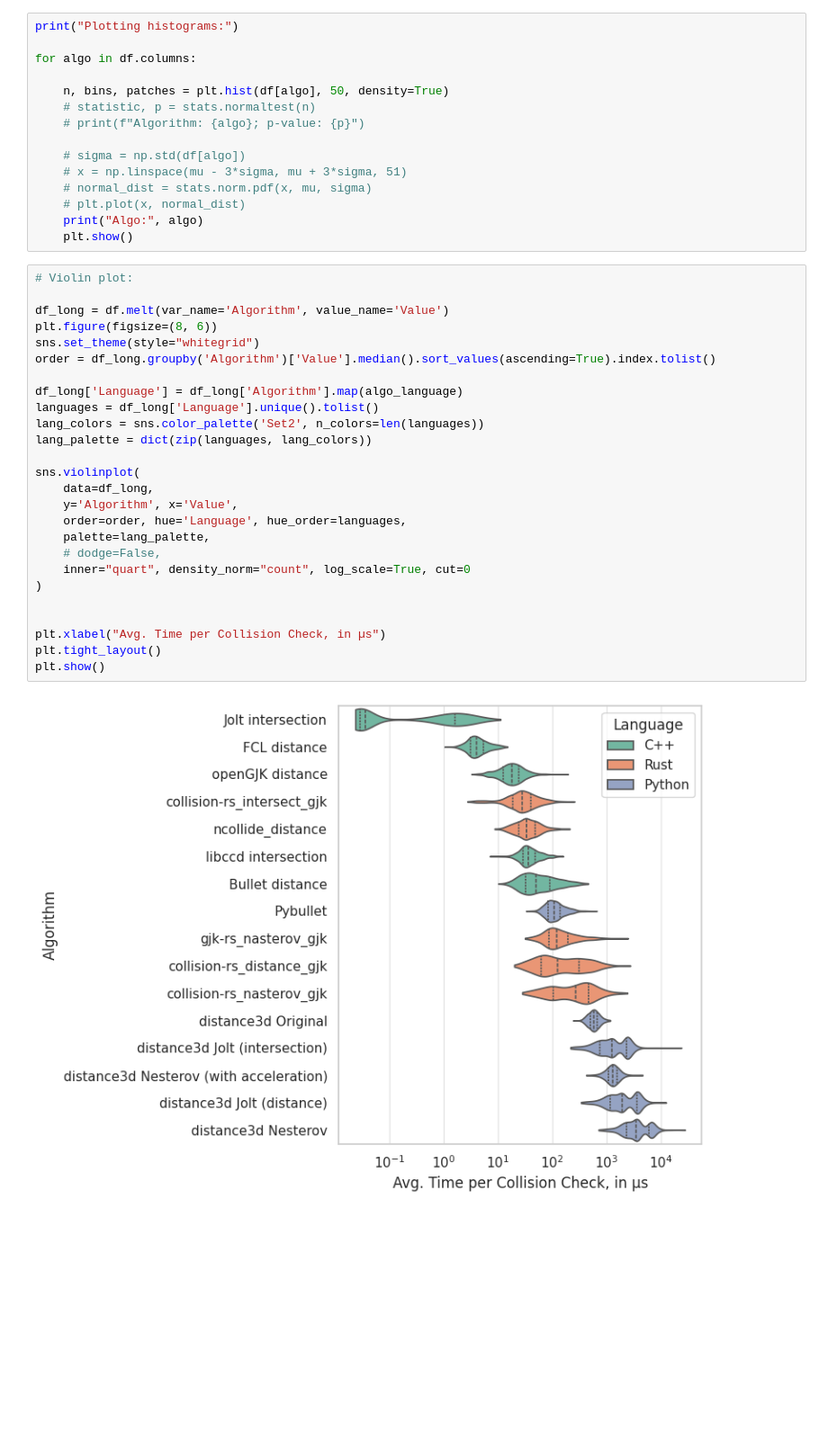
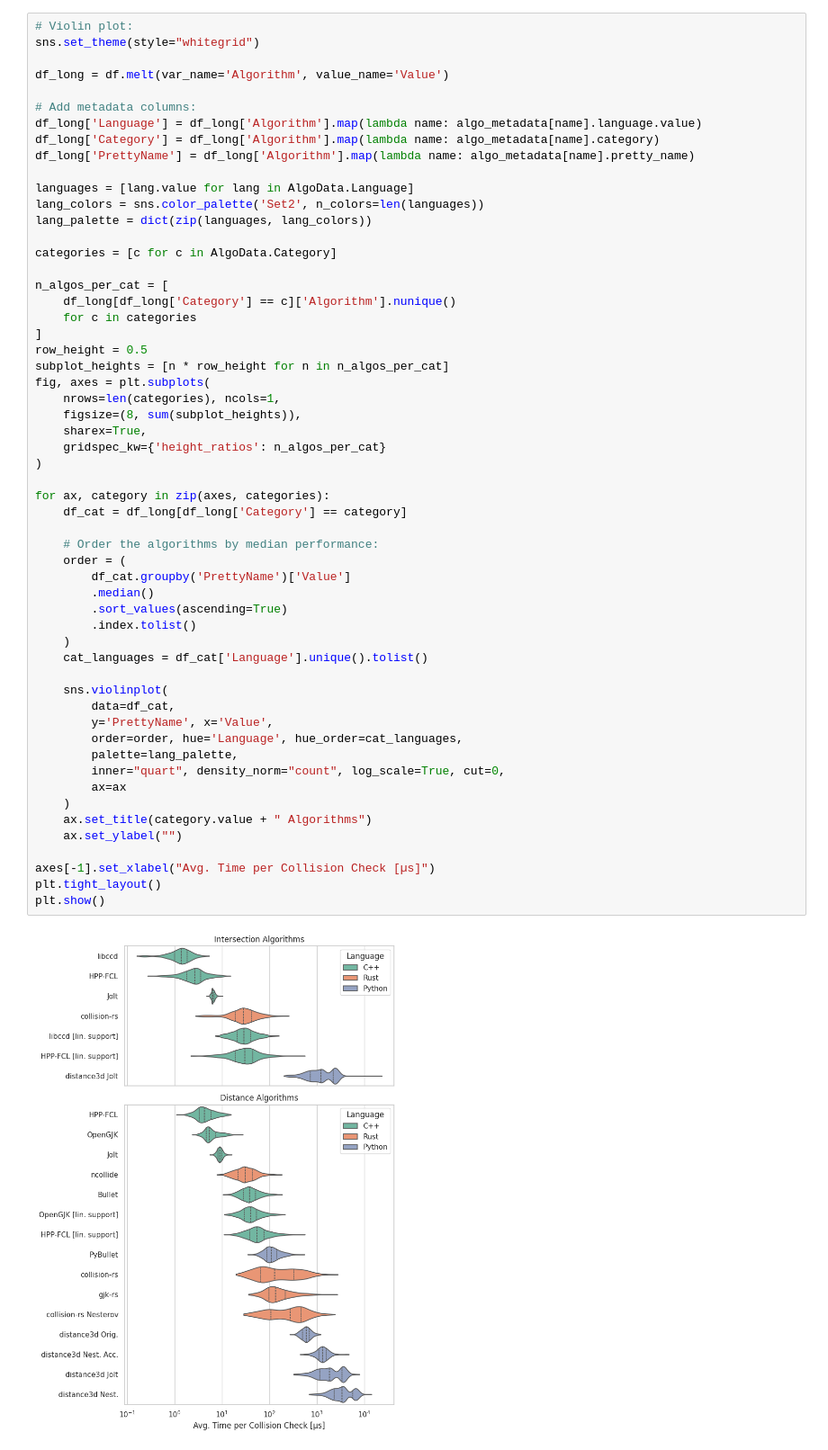
Before and after one commit to ThiloU/collision-comparison, a Jupyter notebook: compare-python/analyze/analysis.ipynb, the cells around one changed output. Shown at 90% size. Saved outputs shown, nothing was run; the diff lists cells and outputs as text; blank space fills up the shorter version.

```diff
--- a/compare-python/analyze/analysis.ipynb
+++ b/compare-python/analyze/analysis.ipynb
@@ -32,44 +53,59 @@ algo_language = {
 }
-# %%
-print("Plotting histograms:")
-
-for algo in df.columns:
-
-    n, bins, patches = plt.hist(df[algo], 50, density=True)
-    # statistic, p = stats.normaltest(n)
-    # print(f"Algorithm: {algo}; p-value: {p}")
-
-    # sigma = np.std(df[algo])
-    # x = np.linspace(mu - 3*sigma, mu + 3*sigma, 51)
-    # normal_dist = stats.norm.pdf(x, mu, sigma)
-    # plt.plot(x, normal_dist)
-    print("Algo:", algo)
-    plt.show()
 # %%
 # Violin plot:
+sns.set_theme(style="whitegrid")
 
 df_long = df.melt(var_name='Algorithm', value_name='Value')
-plt.figure(figsize=(8, 6))
-sns.set_theme(style="whitegrid")
-order = df_long.groupby('Algorithm')['Value'].median().sort_values(ascending=True).index.tolist()
 
-df_long['Language'] = df_long['Algorithm'].map(algo_language)
-languages = df_long['Language'].unique().tolist()
+# Add metadata columns:
+df_long['Language'] = df_long['Algorithm'].map(lambda name: algo_metadata[name].language.value)
+df_long['Category'] = df_long['Algorithm'].map(lambda name: algo_metadata[name].category)
+df_long['PrettyName'] = df_long['Algorithm'].map(lambda name: algo_metadata[name].pretty_name)
+
+languages = [lang.value for lang in AlgoData.Language]
 lang_colors = sns.color_palette('Set2', n_colors=len(languages))
 lang_palette = dict(zip(languages, lang_colors))
 
-sns.violinplot(
-    data=df_long,
-    y='Algorithm', x='Value',
-    order=order, hue='Language', hue_order=languages,
-    palette=lang_palette,
-    # dodge=False,
-    inner="quart", density_norm="count", log_scale=True, cut=0
+categories = [c for c in AlgoData.Category]
+
+n_algos_per_cat = [
+    df_long[df_long['Category'] == c]['Algorithm'].nunique()
+    for c in categories
+]
+row_height = 0.5
+subplot_heights = [n * row_height for n in n_algos_per_cat]
+fig, axes = plt.subplots(
+    nrows=len(categories), ncols=1,
+    figsize=(8, sum(subplot_heights)),
+    sharex=True,
+    gridspec_kw={'height_ratios': n_algos_per_cat}
 )
 
+for ax, category in zip(axes, categories):
+    df_cat = df_long[df_long['Category'] == category]
 
-plt.xlabel("Avg. Time per Collision Check, in µs")
+    # Order the algorithms by median performance:
+    order = (
+        df_cat.groupby('PrettyName')['Value']
+        .median()
+        .sort_values(ascending=True)
+        .index.tolist()
+    )
+    cat_languages = df_cat['Language'].unique().tolist()
+
+    sns.violinplot(
+        data=df_cat,
+        y='PrettyName', x='Value',
+        order=order, hue='Language', hue_order=cat_languages,
+        palette=lang_palette,
+        inner="quart", density_norm="count", log_scale=True, cut=0,
+        ax=ax
+    )
+    ax.set_title(category.value + " Algorithms")
+    ax.set_ylabel("")
+
+axes[-1].set_xlabel("Avg. Time per Collision Check [µs]")
 plt.tight_layout()
 plt.show()
 # %% [output]
-[figure, old version]
+[figure, new version]
```
Also changed, not shown: parts of 2 cells of this notebook, 1 other file.
